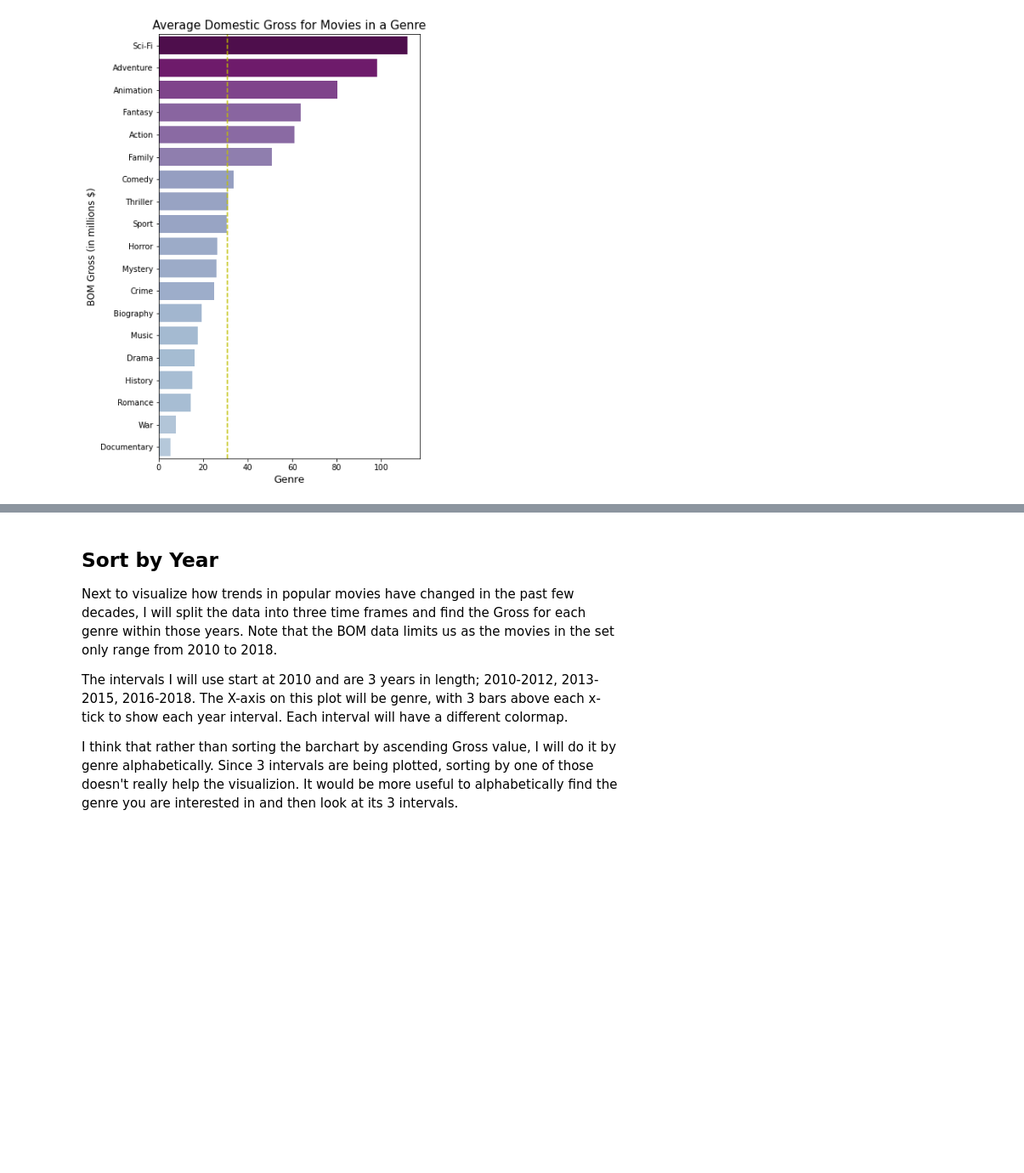
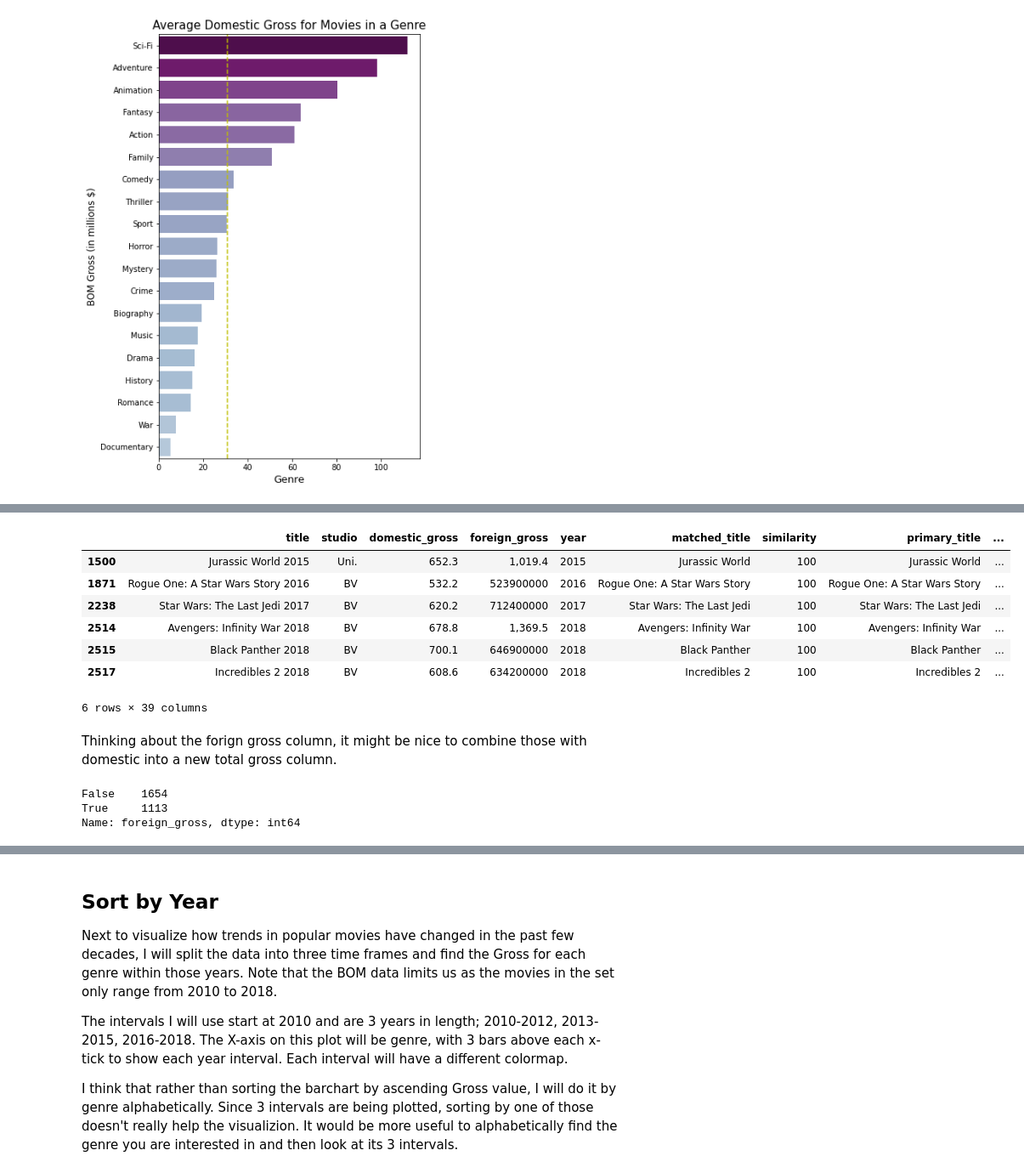
Before and after one commit to jonnyhof/phase1_project, a Jupyter notebook: movie_analysis.ipynb, the cells around one changed output, grey strips where cells are left out. Shown at 85% size. Drawn from its saved outputs; the diff is of its cells as text; code cells hidden in the pictures; blank space fills up the shorter version.

```diff
--- a/movie_analysis.ipynb
+++ b/movie_analysis.ipynb
@@ -565,0 +601,19 @@ ax.set_title('Average Domestic Gross for Movies in a Genre', fontsize=15);
+# %%
+df[df['domestic_gross']>500]
+# %% [output]
+|  | title | studio | domestic_gross | foreign_gross | year | matched_title | similarity | primary_title | ... |
+| 1500 | Jurassic World 2015 | Uni. | 652.3 | 1,019.4 | 2015 | Jurassic World | 100 | Jurassic World | ... |
+| 1871 | Rogue One: A Star Wars Story 2016 | BV | 532.2 | 523900000 | 2016 | Rogue One: A Star Wars Story | 100 | Rogue One: A Star Wars Story | ... |
+| 2238 | Star Wars: The Last Jedi 2017 | BV | 620.2 | 712400000 | 2017 | Star Wars: The Last Jedi | 100 | Star Wars: The Last Jedi | ... |
+| 2514 | Avengers: Infinity War 2018 | BV | 678.8 | 1,369.5 | 2018 | Avengers: Infinity War | 100 | Avengers: Infinity War | ... |
+| 2515 | Black Panther 2018 | BV | 700.1 | 646900000 | 2018 | Black Panther | 100 | Black Panther | ... |
+| 2517 | Incredibles 2 2018 | BV | 608.6 | 634200000 | 2018 | Incredibles 2 | 100 | Incredibles 2 | ... |
+6 rows × 39 columns
+# %% [markdown]
+Thinking about the forign gross column, it might be nice to combine those with domestic into a new total gross column.
+# %%
+df['foreign_gross'].isna().value_counts()
+# %% [output]
+False    1654
+True     1113
+Name: foreign_gross, dtype: int64
```
Also changed, not shown: parts of 13 cells of this notebook, 2 other files.
